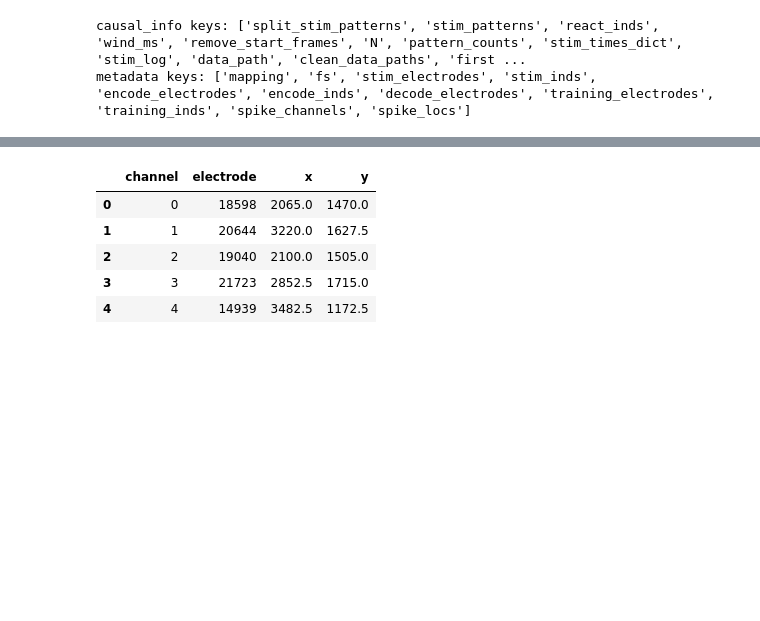
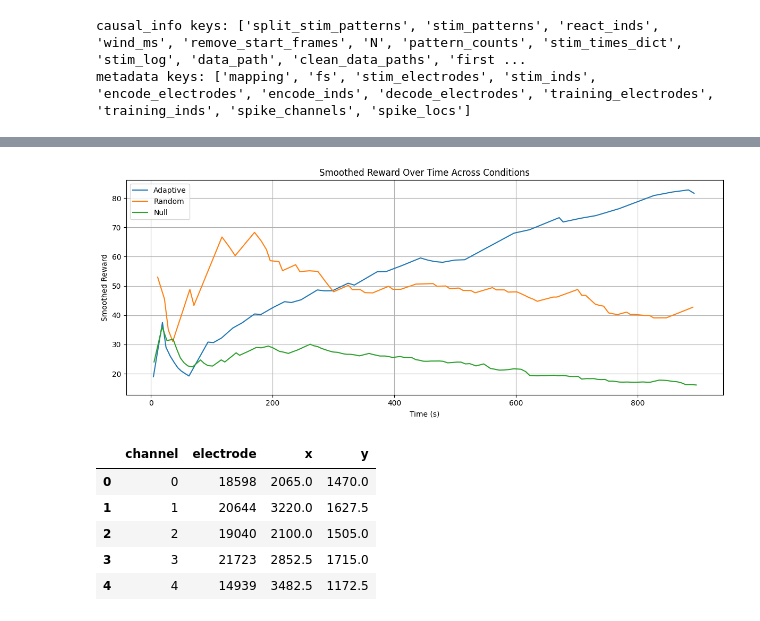
Before and after one commit to JamesVLF/OrganoidLearning, a Jupyter notebook: goatpole.ipynb, the cells around one changed output, grey strips where cells are left out. Drawn from its saved outputs; the diff is of its cells as text; code cells hidden in the pictures; blank space fills up the shorter version.

```diff
--- a/goatpole.ipynb
+++ b/goatpole.ipynb
@@ -81,3 +120,22 @@ metadata keys: ['mapping', 'fs', 'stim_electrodes', 'stim_inds', 'encode_electro
+# %%
+import matplotlib.pyplot as plt
+
+plt.figure(figsize=(12, 5))
+
+for label, logs in log_data.items():
+    reward_df = logs["reward"].copy()
+    reward_df["reward_smooth"] = reward_df["reward"].rolling(window=50, min_periods=1).mean()
+    plt.plot(reward_df["time"], reward_df["reward_smooth"], label=label)
+
+plt.xlabel("Time (s)")
+plt.ylabel("Smoothed Reward")
+plt.title("Smoothed Reward Over Time Across Conditions")
+plt.grid(True)
+plt.legend()
+plt.tight_layout()
+plt.show()
+# %% [output]
+[figure, added]
 # %%
 mapping_df = metadata["mapping"]
 
```
Also changed, not shown: parts of 13 cells of this notebook.
